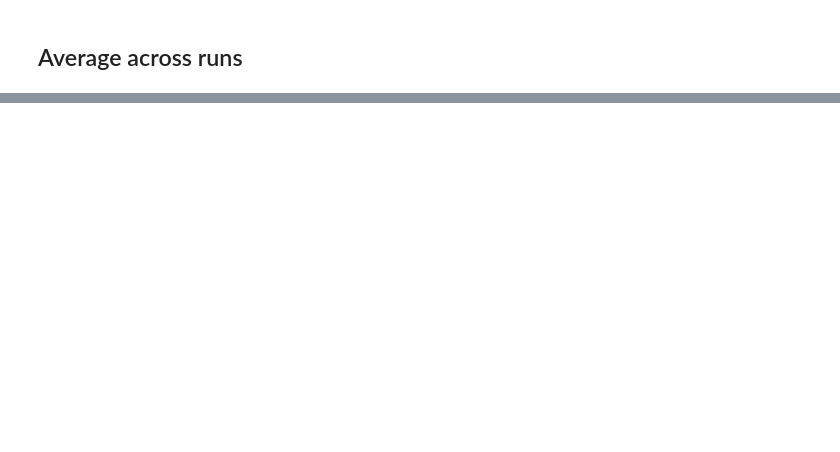
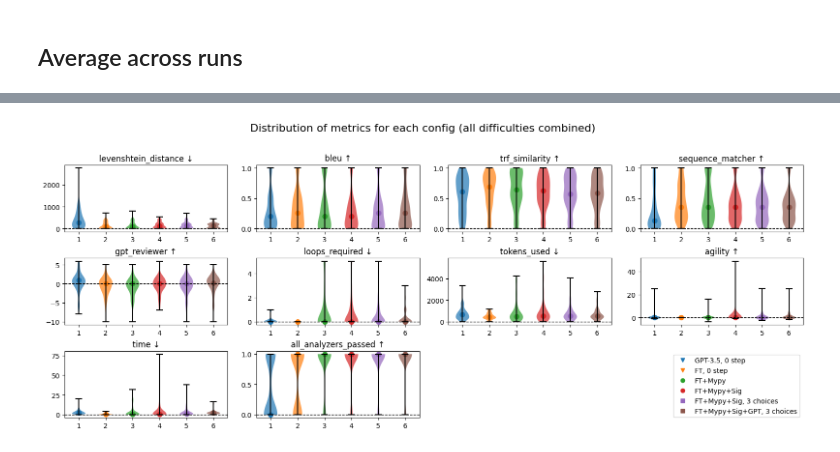
Before and after one commit to pvs-hd-tea/23ws-LLMcoder, a Jupyter notebook: experimental/evaluation.ipynb, the cells around one changed output, grey strips where cells are left out. Drawn from its saved outputs; the diff is of its cells as text; code cells hidden in the pictures; blank space fills up the shorter version.

```diff
--- a/experimental/evaluation.ipynb
+++ b/experimental/evaluation.ipynb
@@ -201,0 +266,53 @@ fig.subplots_adjust(top=0.95)
+# %%
+COLS = 4
+ROWS = int(np.ceil(len(metric_names) / COLS))
+
+fig, axes = plt.subplots(ROWS, COLS, figsize=(16, ROWS*2.2))
+
+# For each metric (axis), show a violin plot for each config (color)
+for i, (metric, ax) in enumerate(zip(metric_names, axes.flatten())):
+    data_to_plot = [metrics_dict_config_list[config_name][metric] for config_name in sorted_config_names()]
+    parts = ax.violinplot(data_to_plot)
+
+    # Customize the violin plot colors
+    for pc, j in zip(parts['bodies'], range(len(sorted_config_names()))):
+        pc.set_facecolor(f'C{j}')
+        pc.set_alpha(0.7)
+
+    for pc in [parts['cbars'], parts['cmins'], parts['cmaxes']]:
+        pc.set_edgecolor('black')
+
+    # Set plot title
+    ax.set_title('_'.join(metric.split('_')[:-1]) + (' ↑' if maximize_or_minimize(metric) == 1 else ' ↓'))
+
+    # Plot the 0 line without changing the y-axis limits
+    ax.axhline(0, color='black', linewidth=1, linestyle='--')
+
+    # Show the median value for each config
+    for j, config_name in enumerate(sorted_config_names()):
+        ax.scatter(j + 1, metrics_dict_config_list[config_name][metric].median(), color=f'C{j}', marker='o', s=50)
+
+for ax in axes.flatten()[len(metric_names):-1]:
+    ax.set_visible(False)
+
+# In the last axis, plot the legend
+ax = axes.flatten()[-1]
+for j, config_name in enumerate(sorted_config_names()):
+    if '3_choice' in config_name:
+        fmt = 's'
+    elif '0_step' in config_name:
+        fmt = 'v'
+    else:
+        fmt = 'o'
+
+    ax.errorbar([], [], fmt=fmt, label=config_name_short(config_name), color=f'C{j}')
+
+ax.legend()
+ax.set_axis_off()
+
+fig.tight_layout()
+
+fig.suptitle('Distribution of metrics for each config (all difficulties combined)', fontsize=16)
+fig.subplots_adjust(top=0.85)
+# %% [output]
+[figure, added]
```
Also changed, not shown: parts of 10 cells of this notebook, 8 other files.
